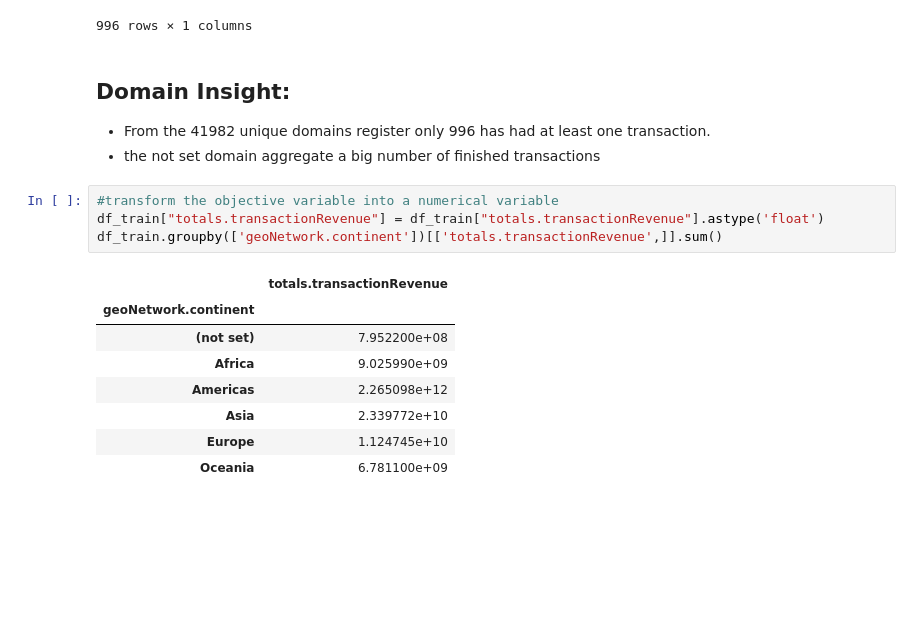
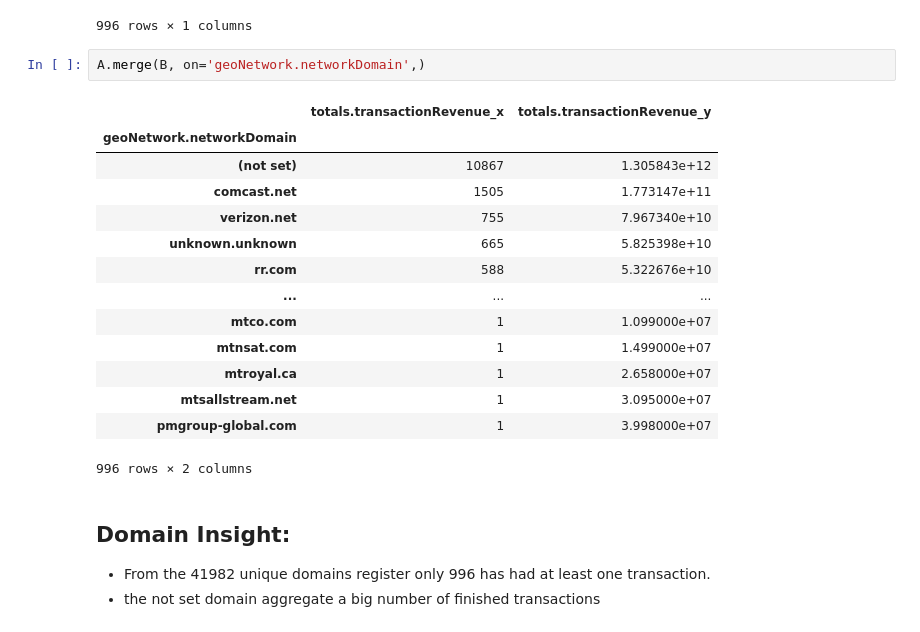
Before and after one commit to AsiMrz/MAYC_ML_Revenue_Prediction, a Jupyter notebook: Yeisson_Copy_of_MAYC.ipynb, the cells around one changed output. Drawn from its saved outputs; the diff is of its cells as text; blank space fills up the shorter version.

```diff
--- a/Yeisson_Copy_of_MAYC.ipynb
+++ b/Yeisson_Copy_of_MAYC.ipynb
@@ -324,20 +221,24 @@ B
 | fsu.edu | 1.500000e+06 |
 | 16clouds.com | 1.500000e+06 |
 996 rows × 1 columns
+# %%
+A.merge(B, on='geoNetwork.networkDomain',)
+# %% [output]
+|  | totals.transactionRevenue_x | totals.transactionRevenue_y |
+| geoNetwork.networkDomain |  |  |
+| (not set) | 10867 | 1.305843e+12 |
+| comcast.net | 1505 | 1.773147e+11 |
+| verizon.net | 755 | 7.967340e+10 |
+| unknown.unknown | 665 | 5.825398e+10 |
+| rr.com | 588 | 5.322676e+10 |
+| ... | ... | ... |
+| mtco.com | 1 | 1.099000e+07 |
+| mtnsat.com | 1 | 1.499000e+07 |
+| mtroyal.ca | 1 | 2.658000e+07 |
+| mtsallstream.net | 1 | 3.095000e+07 |
+| pmgroup-global.com | 1 | 3.998000e+07 |
+996 rows × 2 columns
 # %% [markdown]
 ## Domain Insight:
 - From the 41982 unique domains register only 996 has had at least one transaction.
 - the not set domain aggregate a big number of finished transactions
-# %%
-#transform the objective variable into a numerical variable
-df_train["totals.transactionRevenue"] = df_train["totals.transactionRevenue"].astype('float')
-df_train.groupby(['geoNetwork.continent'])[['totals.transactionRevenue',]].sum()
-# %% [output]
-|  | totals.transactionRevenue |
-| geoNetwork.continent |  |
-| (not set) | 7.952200e+08 |
-| Africa | 9.025990e+09 |
-| Americas | 2.265098e+12 |
-| Asia | 2.339772e+10 |
-| Europe | 1.124745e+10 |
-| Oceania | 6.781100e+09 |
```
Also changed, not shown: parts of 27 cells of this notebook.
